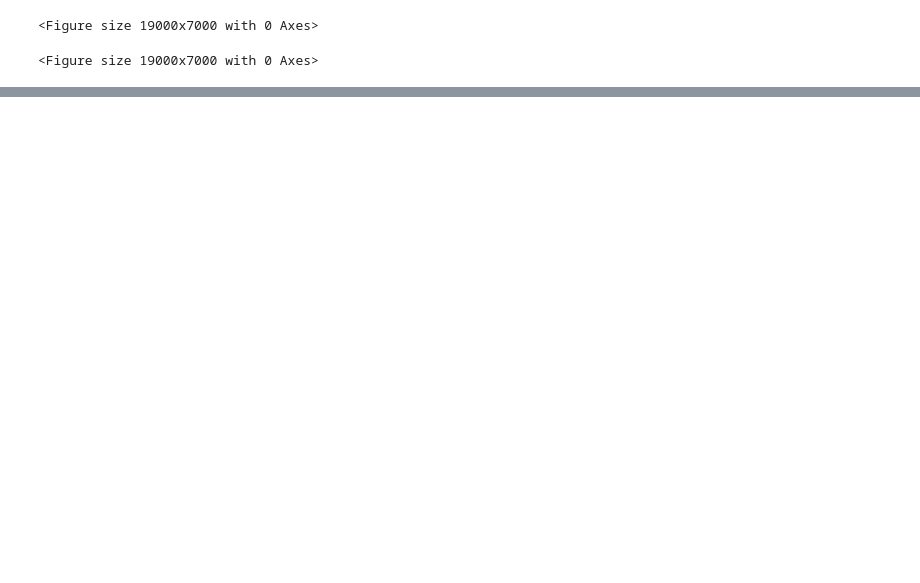
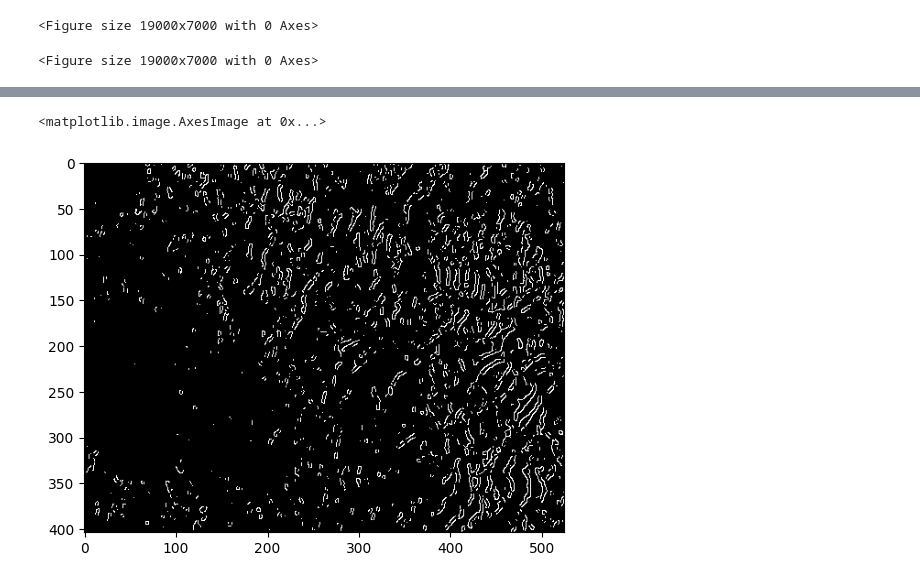
Before and after one commit to Akshaykk12/AvalancheWatch, a Jupyter notebook: Models/difference_model.ipynb, the cells around one changed output, grey strips where cells are left out. Saved outputs shown, nothing was run; the diff lists cells and outputs as text; code cells hidden in the pictures; blank space fills up the shorter version.

```diff
--- a/Models/difference_model.ipynb
+++ b/Models/difference_model.ipynb
@@ -46,0 +55,7 @@ plt.show()
+# %%
+import imageio.v2 as imageio
+image_new = imageio.imread('../Images/edge_map.png')
+plt.imshow(image_new)
+# %% [output]
+<matplotlib.image.AxesImage at 0x...>
+[figure, added]
```
Also changed, not shown: parts of 3 cells of this notebook, 3 other files.
